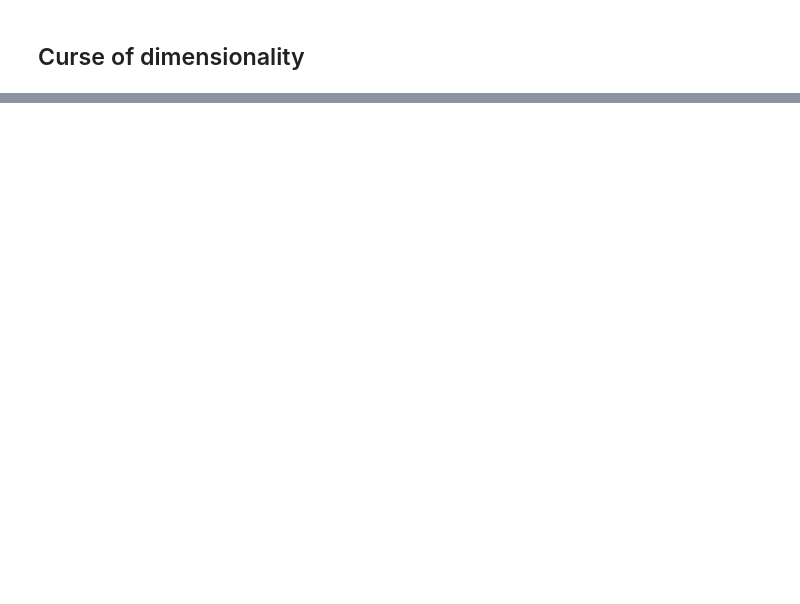
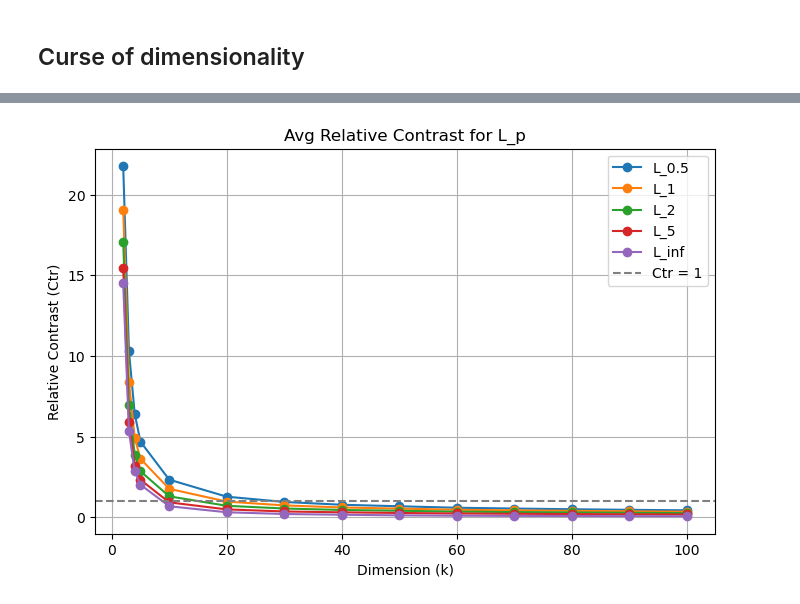
Before and after one commit to ancuongnguyen07/CS-E4650, a Jupyter notebook: hw1/notebook.ipynb, the cells around one changed output, grey strips where cells are left out. Cells and saved outputs as stored; diff of their text form; code cells hidden in the pictures; blank space fills up the shorter version.

```diff
--- a/hw1/notebook.ipynb
+++ b/hw1/notebook.ipynb
@@ -59,0 +54,36 @@ i: 98 | k: 100
+# %%
+
+# stats_k_avg = {k:Stat(p_range) for k in dimensions}
+stats_k_avg: dict[int, Stat] = {}
+for k in dimensions:
+    stats_k_avg[k] = Stat(k_dim=p_range)
+
+    for i_p,p in enumerate(p_range):
+        stats_k_avg[k].min_dist[p] = np.mean(stats_p[i_p].min_dist[k])
+        stats_k_avg[k].max_dist[p] = np.mean(stats_p[i_p].max_dist[k])
+        stats_k_avg[k].ctr[p] = np.mean(stats_p[i_p].ctr[k])
+        stats_k_avg[k].mean_dist[p] = np.mean(stats_p[i_p].mean_dist[k])
+        stats_k_avg[k].variance[p] = np.mean(stats_p[i_p].variance[k])
+# %%
+# Plot results as a function of k dimension (x-axis)
+# a) all relative contrasts Ctr(Lp) in one plot (5 curves corresponding to 5 p-values). y-axis is Ctr
+threshold = 1
+
+plt.figure(figsize=(8,5))
+for p in p_range:
+    ctr_vals = [stats_k_avg[k].ctr[p] for k in dimensions]
+
+    plt.plot(dimensions, ctr_vals, label=f'L_{p}', marker='o')
+
+
+plt.axhline(y=threshold, color='gray', linestyle='--', label=f'Ctr = {threshold}')
+
+plt.xlabel('Dimension (k)')
+plt.ylabel('Relative Contrast (Ctr)')
+plt.title('Avg Relative Contrast for L_p')
+plt.legend()
+
+plt.grid()
+plt.show()
+# %% [output]
+[figure, added]
```
Also changed, not shown: parts of 7 cells of this notebook.
